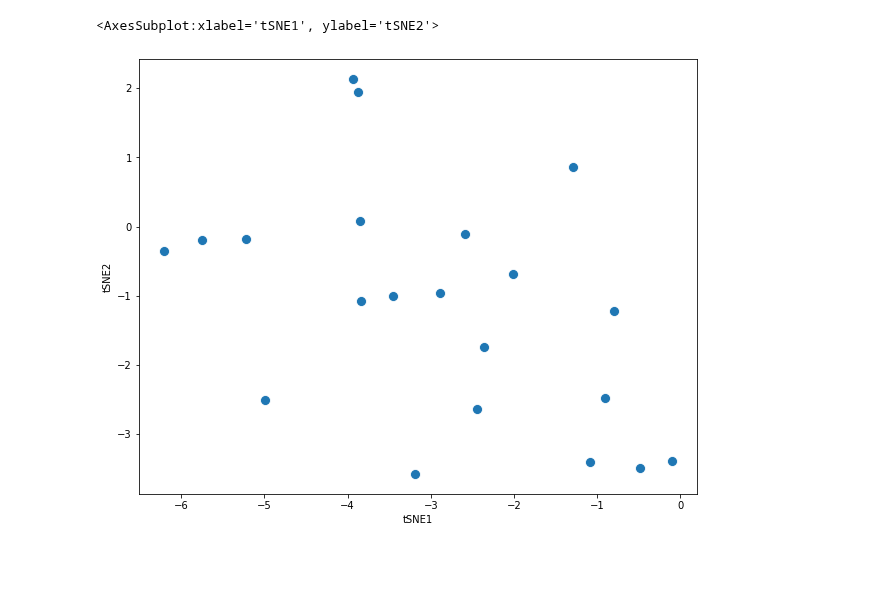
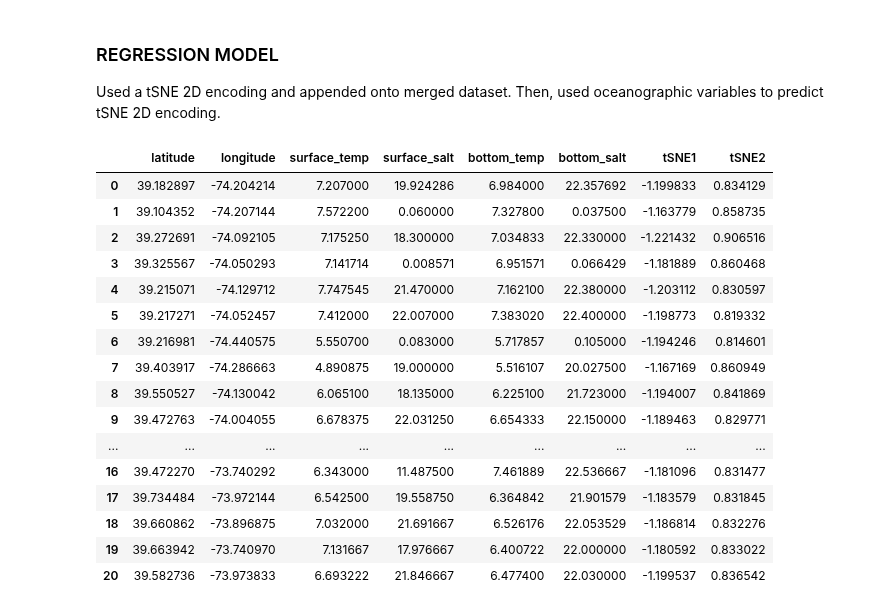
Before and after one commit to henrysun9074/fishics, a Jupyter notebook: demo/ctd.ipynb, the cells around one changed output. Drawn from its saved outputs; the diff is of its cells as text; code cells hidden in the pictures; blank space fills up the shorter version.

```diff
--- a/demo/ctd.ipynb
+++ b/demo/ctd.ipynb
@@ -33,22 +89,32 @@ merged_df = pd.merge(df, data, on='station')
+# %% [markdown]
+### REGRESSION MODEL
+
+Used a tSNE 2D encoding and appended onto merged dataset. Then, used oceanographic variables to predict tSNE 2D encoding.
 # %%
-fish_asvs = merged_df.iloc[:, 22:]
-## Drop duplicate values. Build ML model
-fish_asvs = fish_asvs.drop_duplicates()
-fish_asvs
+from sklearn.manifold import TSNE
+tsne = TSNE(n_components=2, random_state=30, perplexity=20, learning_rate=10, n_iter=1000) #test with diff perplexity
+tsne_result = tsne.fit_transform(fish_asvs)
+merged_df['tSNE1'] = tsne_result[:, 0]
+merged_df['tSNE2'] = tsne_result[:, 1]
+# merged_df
 
-from sklearn.manifold import TSNE
-tsne = TSNE(n_components=2, random_state=30, perplexity=10, learning_rate=10, n_iter=1000) #test with diff perplexity
-tsne_result = tsne.fit_transform(fish_asvs)
-# Perform t-SNE
-
-# Add t-SNE results to the dataframe
-fish_asvs['tSNE1'] = tsne_result[:, 0]
-fish_asvs['tSNE2'] = tsne_result[:, 1]
-fish_asvs
-
-import matplotlib.pyplot as plt
-plt.figure(figsize=(10, 8))
-sns.scatterplot(x='tSNE1', y='tSNE2', data=fish_asvs, s=100, palette='tab10')
+ml_df = merged_df.iloc[:,86:]
+ml_df
 # %% [output]
-<AxesSubplot:xlabel='tSNE1', ylabel='tSNE2'>
-[figure, removed]
+|  | latitude | longitude | surface_temp | surface_salt | bottom_temp | bottom_salt | tSNE1 | tSNE2 |
+| 0 | 39.182897 | -74.204214 | 7.207000 | 19.924286 | 6.984000 | 22.357692 | -1.199833 | 0.834129 |
+| 1 | 39.104352 | -74.207144 | 7.572200 | 0.060000 | 7.327800 | 0.037500 | -1.163779 | 0.858735 |
+| 2 | 39.272691 | -74.092105 | 7.175250 | 18.300000 | 7.034833 | 22.330000 | -1.221432 | 0.906516 |
+| 3 | 39.325567 | -74.050293 | 7.141714 | 0.008571 | 6.951571 | 0.066429 | -1.181889 | 0.860468 |
+| 4 | 39.215071 | -74.129712 | 7.747545 | 21.470000 | 7.162100 | 22.380000 | -1.203112 | 0.830597 |
+| 5 | 39.217271 | -74.052457 | 7.412000 | 22.007000 | 7.383020 | 22.400000 | -1.198773 | 0.819332 |
+| 6 | 39.216981 | -74.440575 | 5.550700 | 0.083000 | 5.717857 | 0.105000 | -1.194246 | 0.814601 |
+| 7 | 39.403917 | -74.286663 | 4.890875 | 19.000000 | 5.516107 | 20.027500 | -1.167169 | 0.860949 |
+| 8 | 39.550527 | -74.130042 | 6.065100 | 18.135000 | 6.225100 | 21.723000 | -1.194007 | 0.841869 |
+| 9 | 39.472763 | -74.004055 | 6.678375 | 22.031250 | 6.654333 | 22.150000 | -1.189463 | 0.829771 |
+| ... | ... | ... | ... | ... | ... | ... | ... | ... |
+| 16 | 39.472270 | -73.740292 | 6.343000 | 11.487500 | 7.461889 | 22.536667 | -1.181096 | 0.831477 |
+| 17 | 39.734484 | -73.972144 | 6.542500 | 19.558750 | 6.364842 | 21.901579 | -1.183579 | 0.831845 |
+| 18 | 39.660862 | -73.896875 | 7.032000 | 21.691667 | 6.526176 | 22.053529 | -1.186814 | 0.832276 |
+| 19 | 39.663942 | -73.740970 | 7.131667 | 17.976667 | 6.400722 | 22.000000 | -1.180592 | 0.833022 |
+| 20 | 39.582736 | -73.973833 | 6.693222 | 21.846667 | 6.477400 | 22.030000 | -1.199537 | 0.836542 |
```
Also changed, not shown: parts of 11 cells of this notebook.
